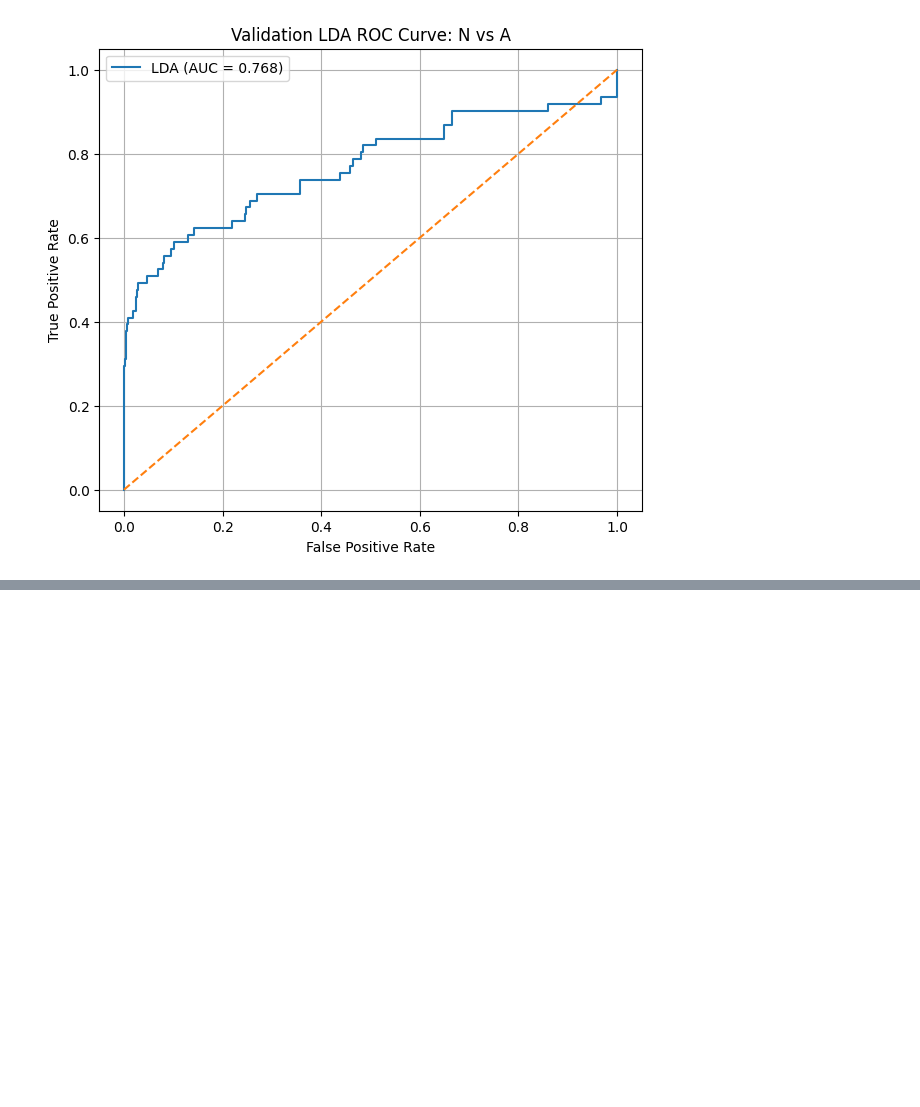
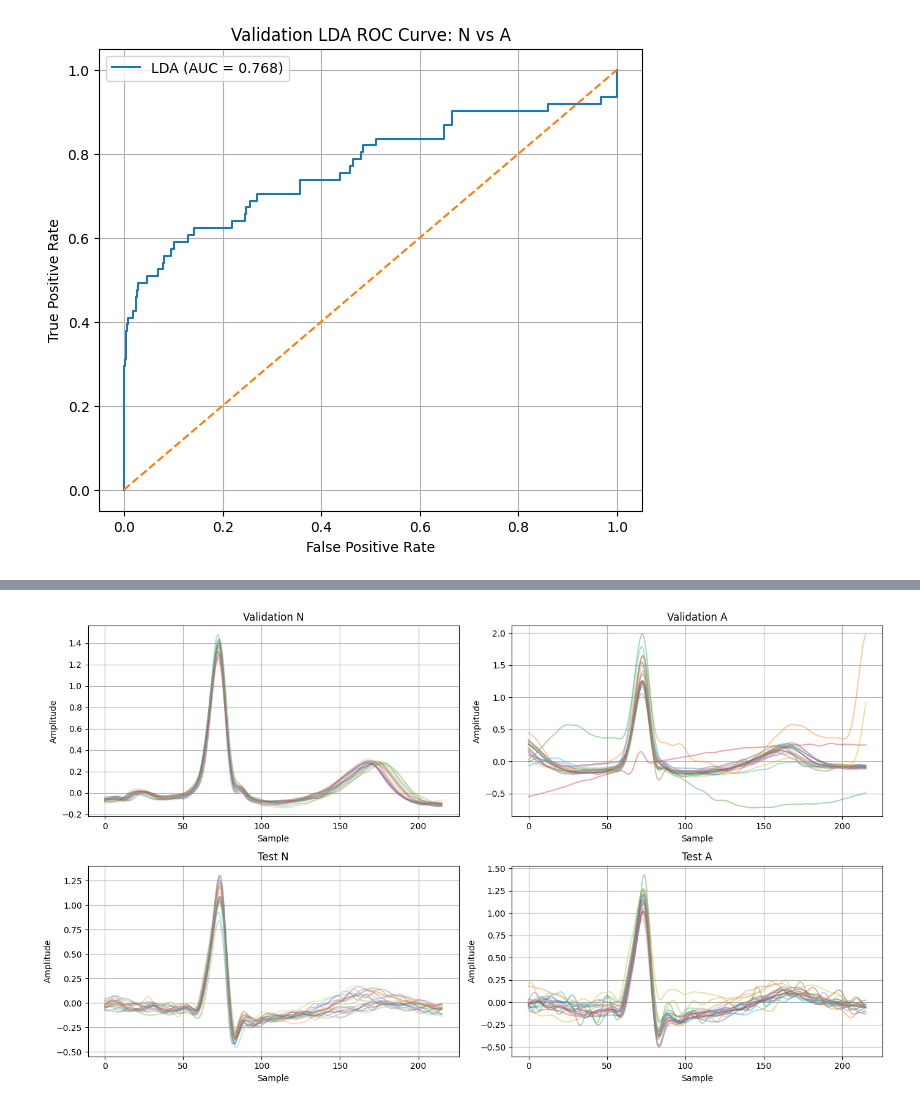
Before and after one commit to Chandana-dharshanam/ecg-detection, a Jupyter notebook: ecg-detection.ipynb, the cells around one changed output, grey strips where cells are left out. Saved outputs shown, nothing was run; the diff lists cells and outputs as text; code cells hidden in the pictures; blank space fills up the shorter version.

```diff
--- a/ecg-detection.ipynb
+++ b/ecg-detection.ipynb
@@ -4051,0 +5916,62 @@ plt.show()
+# %%
+# ============================================================
+# VISUAL COMPARISON OF ECG BEATS
+# ============================================================
+
+fig, axes = plt.subplots(2, 2, figsize=(14, 8))
+
+# Validation N
+for i in range(min(20, np.sum(y_val_NA == "N"))):
+    axes[0, 0].plot(
+        X_val_NA[y_val_NA == "N"][i],
+        alpha=0.3
+    )
+
+axes[0, 0].set_title("Validation N")
+axes[0, 0].set_xlabel("Sample")
+axes[0, 0].set_ylabel("Amplitude")
+axes[0, 0].grid(True)
+
+
+# Validation A
+for i in range(min(20, np.sum(y_val_NA == "A"))):
+    axes[0, 1].plot(
+        X_val_NA[y_val_NA == "A"][i],
+        alpha=0.4
+    )
+
+axes[0, 1].set_title("Validation A")
+axes[0, 1].set_xlabel("Sample")
+axes[0, 1].set_ylabel("Amplitude")
+axes[0, 1].grid(True)
+
+
+# Test N
+for i in range(min(20, np.sum(y_test_NA == "N"))):
+    axes[1, 0].plot(
+        X_test_NA[y_test_NA == "N"][i],
+        alpha=0.3
+    )
+
+axes[1, 0].set_title("Test N")
+axes[1, 0].set_xlabel("Sample")
+axes[1, 0].set_ylabel("Amplitude")
+axes[1, 0].grid(True)
+
+
+# Test A
+for i in range(min(20, np.sum(y_test_NA == "A"))):
+    axes[1, 1].plot(
+        X_test_NA[y_test_NA == "A"][i],
+        alpha=0.4
+    )
+
+axes[1, 1].set_title("Test A")
+axes[1, 1].set_xlabel("Sample")
+axes[1, 1].set_ylabel("Amplitude")
+axes[1, 1].grid(True)
+
+plt.tight_layout()
+plt.show()
+# %% [output]
+[figure, added]
```
Also changed, not shown: parts of 56 cells of this notebook.
